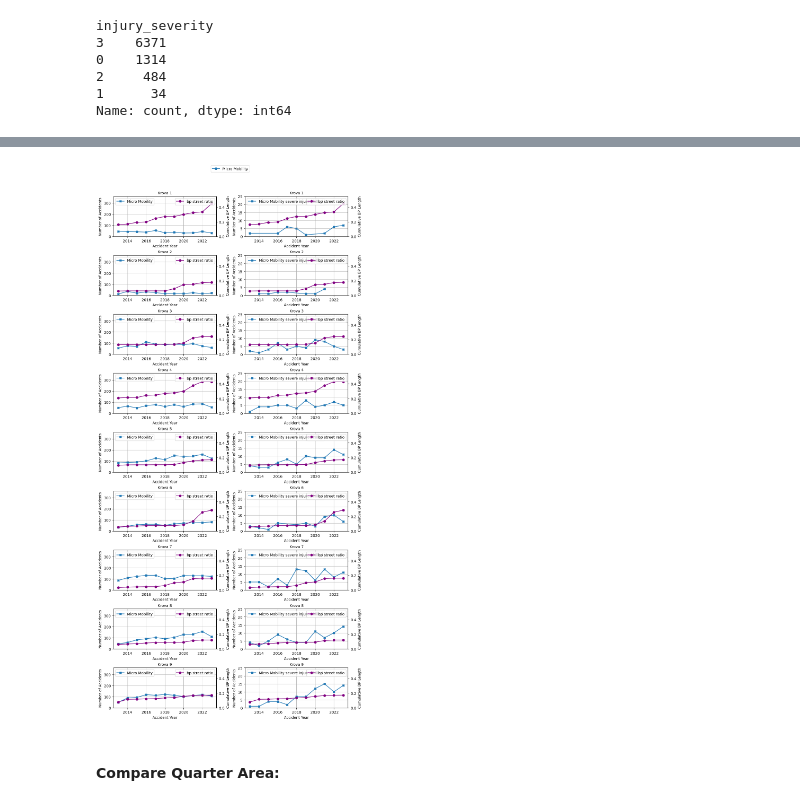
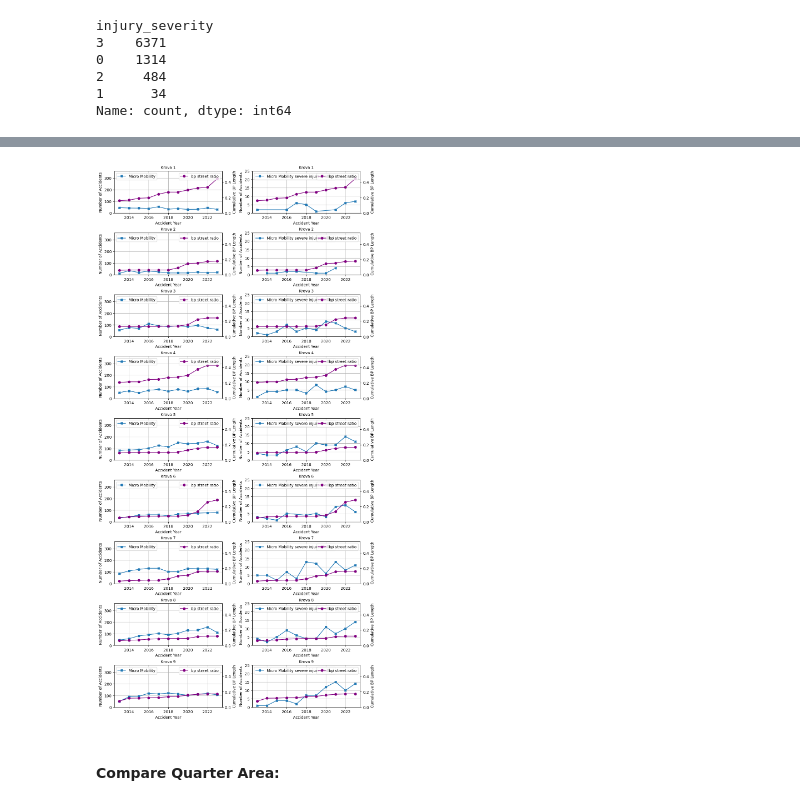
Before and after one commit to tryko/anyway, a Jupyter notebook: 02_EDA_TA.ipynb, the cells around one changed output, grey strips where cells are left out. Saved outputs shown, nothing was run; the diff lists cells and outputs as text; code cells hidden in the pictures.

```diff
--- a/02_EDA_TA.ipynb
+++ b/02_EDA_TA.ipynb
@@ -1847,36 +1833,36 @@ for idx, krova in enumerate(krovas):
         ax1_right.legend(loc='upper right')
 
         #
         # Plot line for i_m_h_ta_mm_q_gb_krova
         subset_mm_inj = i_m_h_ta_mm_q_inj_sev[i_m_h_ta_mm_q_inj_sev['krova'] == krova]
 
         ax2.plot(subset_mm_inj['accident_year'], subset_mm_inj['counts'], marker='X', label='Micro Mobility severe injured/killed')
 
         # Plot line for i_m_h_ta_no_mm_q_gb_krova
         ax2.set_title(f'Krova {krova}', fontsize=10)
         ax2.set_xlabel('Accident Year')
         ax2.set_ylabel('Number of Accidents')
         ax2.set_ylim(0, max_inj_sev + 10)
         ax2.grid(True)
         ax2.xaxis.set_major_locator(MaxNLocator(integer=True))
         ax2.legend(loc='upper left')
 
 
         ax2_right = ax2.twinx()
         ax2_right.plot(subset_bp_street_ratio['bitzua'], subset_bp_street_ratio['bp_street_ratio'],'o-', color='purple', label='bp street ratio')
         ax2_right.set_ylabel('Cumulative BP Length')
         ax2_right.set_ylim(0, max_bp_street_ratio + 0.1)
         ax2_right.legend(loc='upper right')
     else:
         fig.delaxes(axes[idx])
 
 # Create a single legend outside of the subplots
-handles, labels = ax_all.get_legend_handles_labels()
-fig.legend(handles, labels, loc='upper center', ncol=3, bbox_to_anchor=(0.5, 1.05))
+# handles, labels = ax_all.get_legend_handles_labels()
+# fig.legend(handles, labels, loc='upper center', ncol=3, bbox_to_anchor=(0.5, 1.05))
 
 plt.show()
 # %% [output]
-[figure, old version]
+[figure, new version]
 # %% [markdown]
 #### **Compare Quarter Area:**
 # %%
```
Also changed, not shown: parts of 2 cells of this notebook, 2 other files.
